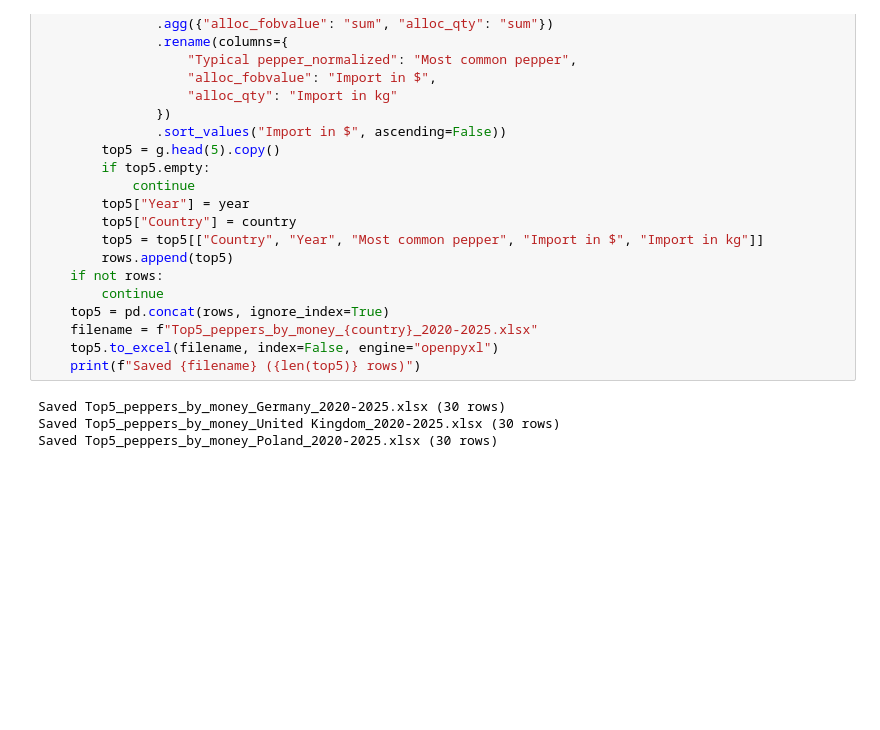
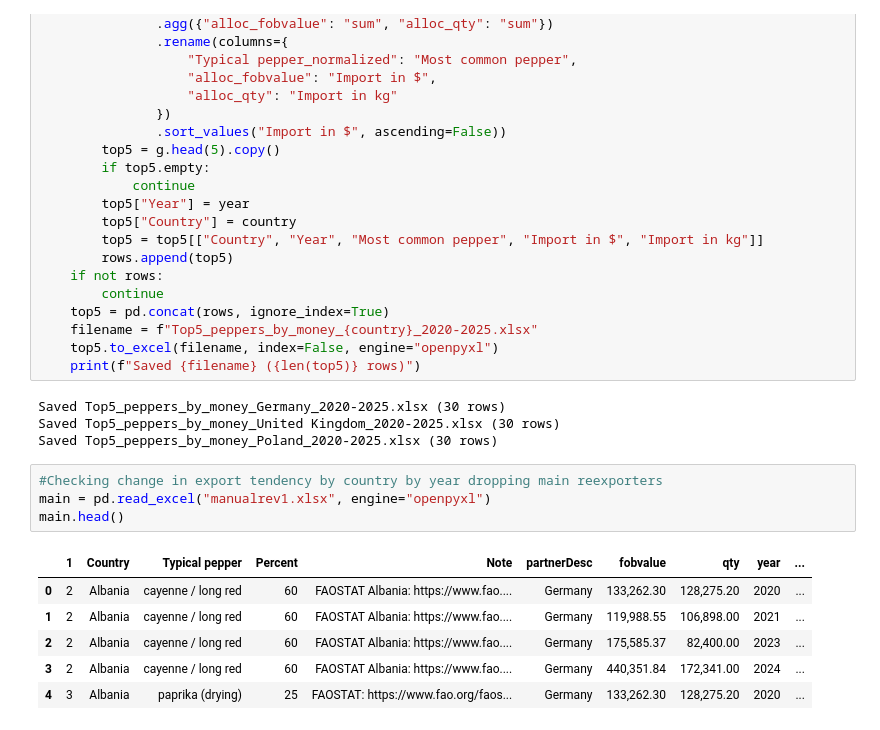
Before and after one commit to bloodnickel/nairoby-project, a Jupyter notebook: api_project.ipynb, the cells around one changed output. Drawn from its saved outputs; the diff is of its cells as text; blank space fills up the shorter version.

```diff
--- a/api_project.ipynb
+++ b/api_project.ipynb
@@ -1035,3 +1035,14 @@ for country in countries:
 Saved Top5_peppers_by_money_Germany_2020-2025.xlsx (30 rows)
 Saved Top5_peppers_by_money_United Kingdom_2020-2025.xlsx (30 rows)
 Saved Top5_peppers_by_money_Poland_2020-2025.xlsx (30 rows)
+# %%
+#Checking change in export tendency by country by year dropping main reexporters
+main = pd.read_excel("manualrev1.xlsx", engine="openpyxl")
+main.head()
+# %% [output]
+|  | 1 | Country | Typical pepper | Percent | Note | partnerDesc | fobvalue | qty | year | ... |
+| 0 | 2 | Albania | cayenne / long red | 60 | FAOSTAT Albania: https://www.fao.... | Germany | 133,262.30 | 128,275.20 | 2020 | ... |
+| 1 | 2 | Albania | cayenne / long red | 60 | FAOSTAT Albania: https://www.fao.... | Germany | 119,988.55 | 106,898.00 | 2021 | ... |
+| 2 | 2 | Albania | cayenne / long red | 60 | FAOSTAT Albania: https://www.fao.... | Germany | 175,585.37 | 82,400.00 | 2023 | ... |
+| 3 | 2 | Albania | cayenne / long red | 60 | FAOSTAT Albania: https://www.fao.... | Germany | 440,351.84 | 172,341.00 | 2024 | ... |
+| 4 | 3 | Albania | paprika (drying) | 25 | FAOSTAT: https://www.fao.org/faos... | Germany | 133,262.30 | 128,275.20 | 2020 | ... |
```
Also changed, not shown: parts of 2 cells of this notebook.
